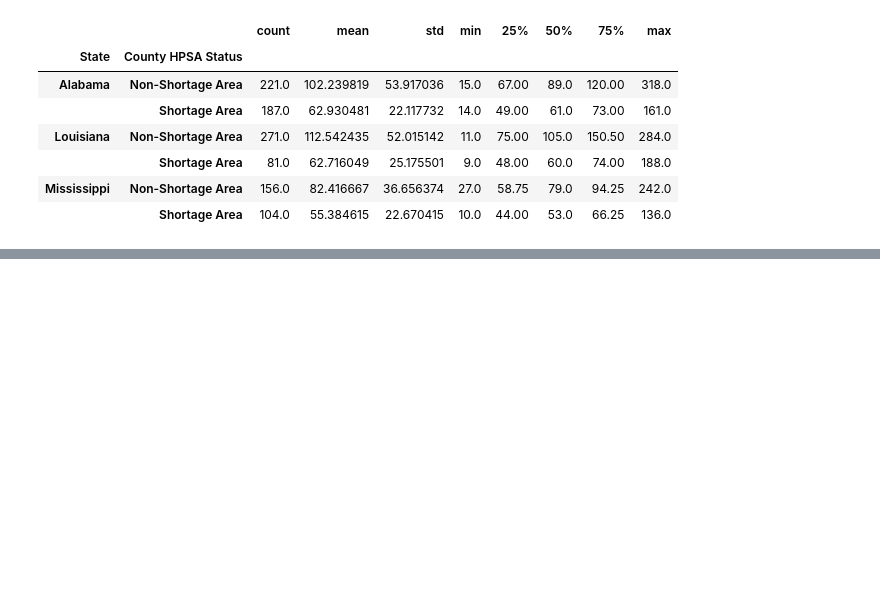
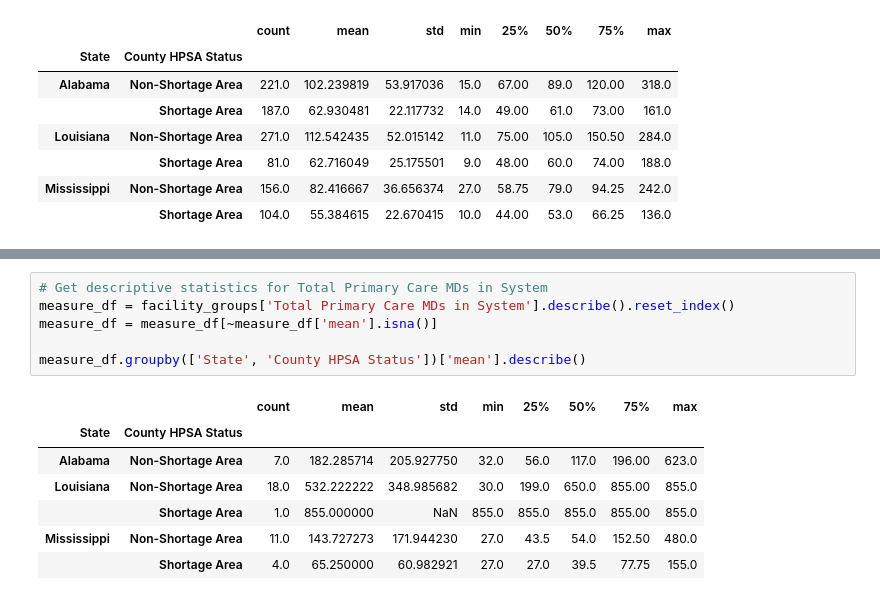
Before and after one commit to valeriemagalong/Healthcare-Shortages, a Jupyter notebook: cms_subdomains_eda.ipynb, the cells around one changed output, grey strips where cells are left out. Saved outputs shown, nothing was run; the diff lists cells and outputs as text; blank space fills up the shorter version.

```diff
--- a/cms_subdomains_eda.ipynb
+++ b/cms_subdomains_eda.ipynb
@@ -239,0 +277,14 @@ measure.groupby(['State', 'County HPSA Status'])['Score'].describe()
+# %%
+# Get descriptive statistics for Total Primary Care MDs in System
+measure_df = facility_groups['Total Primary Care MDs in System'].describe().reset_index()
+measure_df = measure_df[~measure_df['mean'].isna()]
+
+measure_df.groupby(['State', 'County HPSA Status'])['mean'].describe()
+# %% [output]
+|  |  | count | mean | std | min | 25% | 50% | 75% | max |
+| State | County HPSA Status |  |  |  |  |  |  |  |  |
+| Alabama | Non-Shortage Area | 7.0 | 182.285714 | 205.927750 | 32.0 | 56.0 | 117.0 | 196.00 | 623.0 |
+| Louisiana | Non-Shortage Area | 18.0 | 532.222222 | 348.985682 | 30.0 | 199.0 | 650.0 | 855.00 | 855.0 |
+|  | Shortage Area | 1.0 | 855.000000 | NaN | 855.0 | 855.0 | 855.0 | 855.00 | 855.0 |
+| Mississippi | Non-Shortage Area | 11.0 | 143.727273 | 171.944230 | 27.0 | 43.5 | 54.0 | 152.50 | 480.0 |
+|  | Shortage Area | 4.0 | 65.250000 | 60.982921 | 27.0 | 27.0 | 39.5 | 77.75 | 155.0 |
```
Also changed, not shown: parts of 6 cells of this notebook, 1 other file.
